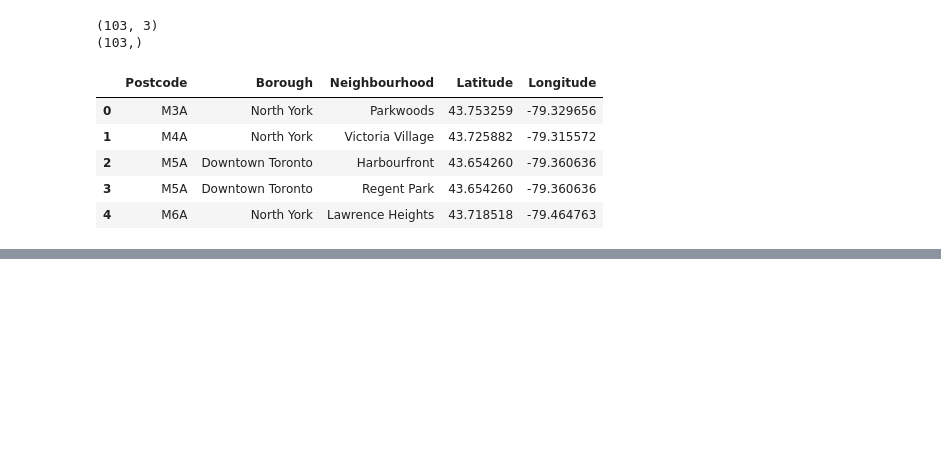
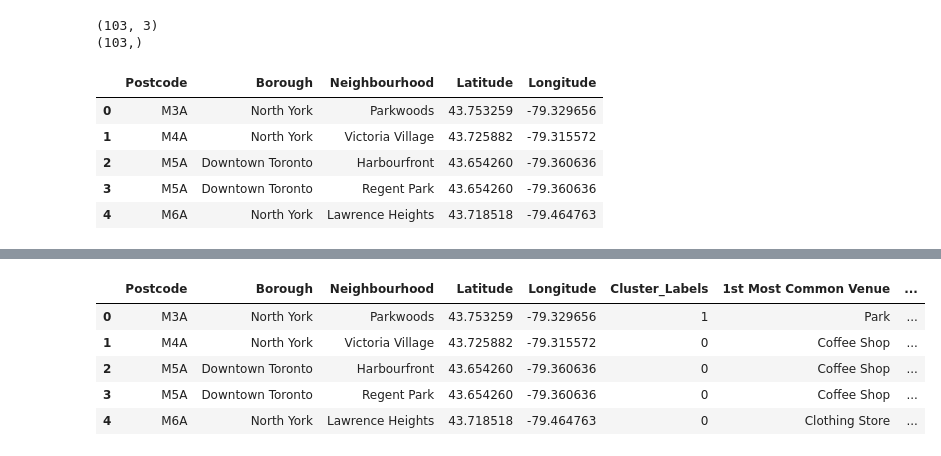
Before and after one commit to nanmon2001/Coursera_Capstone, a Jupyter notebook: Capstone_assignment_week3.ipynb, the cells around one changed output, grey strips where cells are left out. Cells and saved outputs as stored; diff of their text form; code cells hidden in the pictures; blank space fills up the shorter version.

```diff
--- a/Capstone_assignment_week3.ipynb
+++ b/Capstone_assignment_week3.ipynb
@@ -181,0 +432,8 @@ FUCK
+# %%
+#put that into a pandas dataframe
+#a function to sort the venues in descending order
+def return_most_common_venues(row, num_top_venues):
+    row_categories = row.iloc[1:]
+    row_categories_sorted = row_categories.sort_values(ascending=False)
+
+    return row_categories_sorted.index.values[0:num_top_venues]
@@ -181,0 +514,13 @@ FUCK
+# %%
+#Drop the rows that Class_Label = "nan", due to failing to get data from Foursquare API
+toronto_merged = toronto_merged.dropna()
+#Cast Class_Label into int
+toronto_merged['Cluster_Labels'] = toronto_merged['Cluster_Labels'].astype(int)
+toronto_merged.head()
+# %% [output]
+|  | Postcode | Borough | Neighbourhood | Latitude | Longitude | Cluster_Labels | 1st Most Common Venue | ... |
+| 0 | M3A | North York | Parkwoods | 43.753259 | -79.329656 | 1 | Park | ... |
+| 1 | M4A | North York | Victoria Village | 43.725882 | -79.315572 | 0 | Coffee Shop | ... |
+| 2 | M5A | Downtown Toronto | Harbourfront | 43.654260 | -79.360636 | 0 | Coffee Shop | ... |
+| 3 | M5A | Downtown Toronto | Regent Park | 43.654260 | -79.360636 | 0 | Coffee Shop | ... |
+| 4 | M6A | North York | Lawrence Heights | 43.718518 | -79.464763 | 0 | Clothing Store | ... |
```
Also changed, not shown: parts of 30 cells of this notebook.
